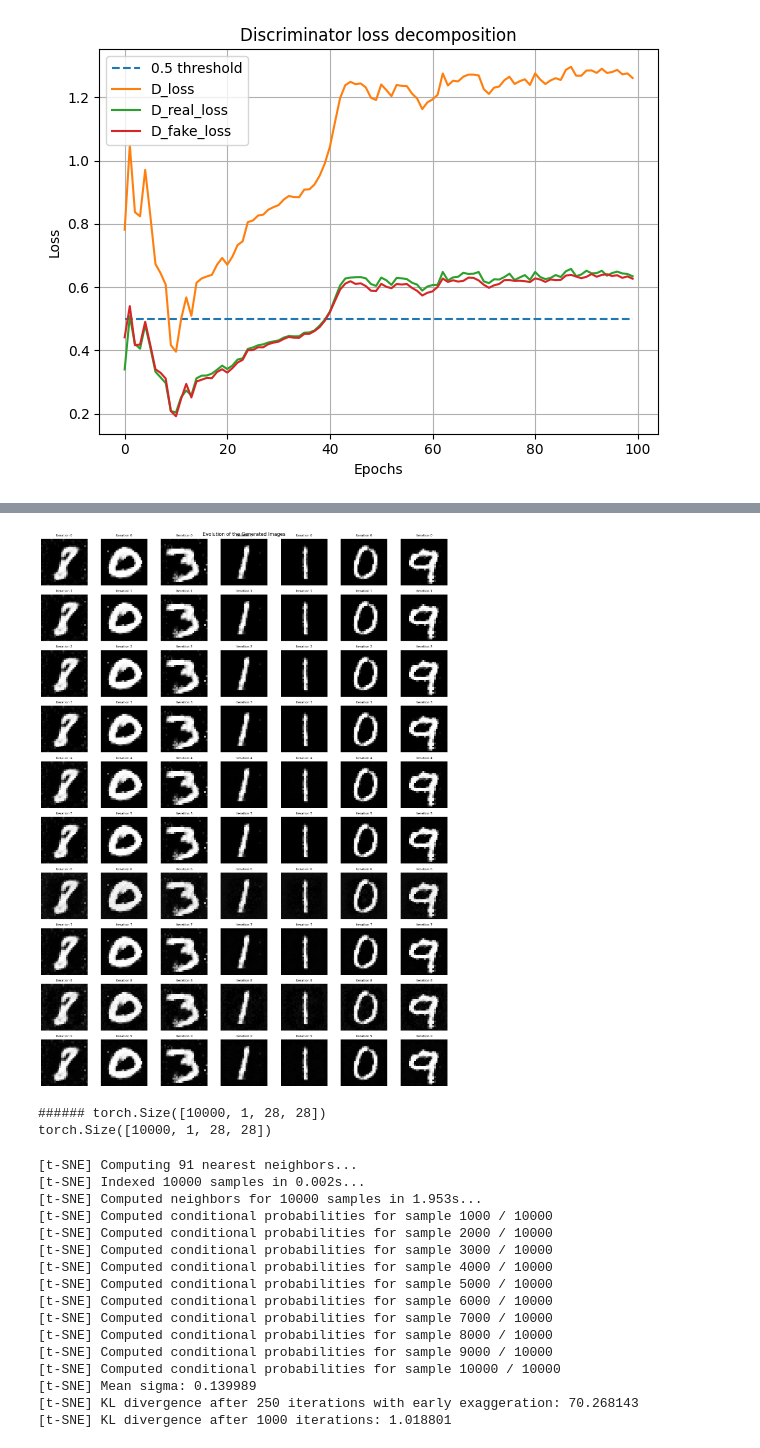
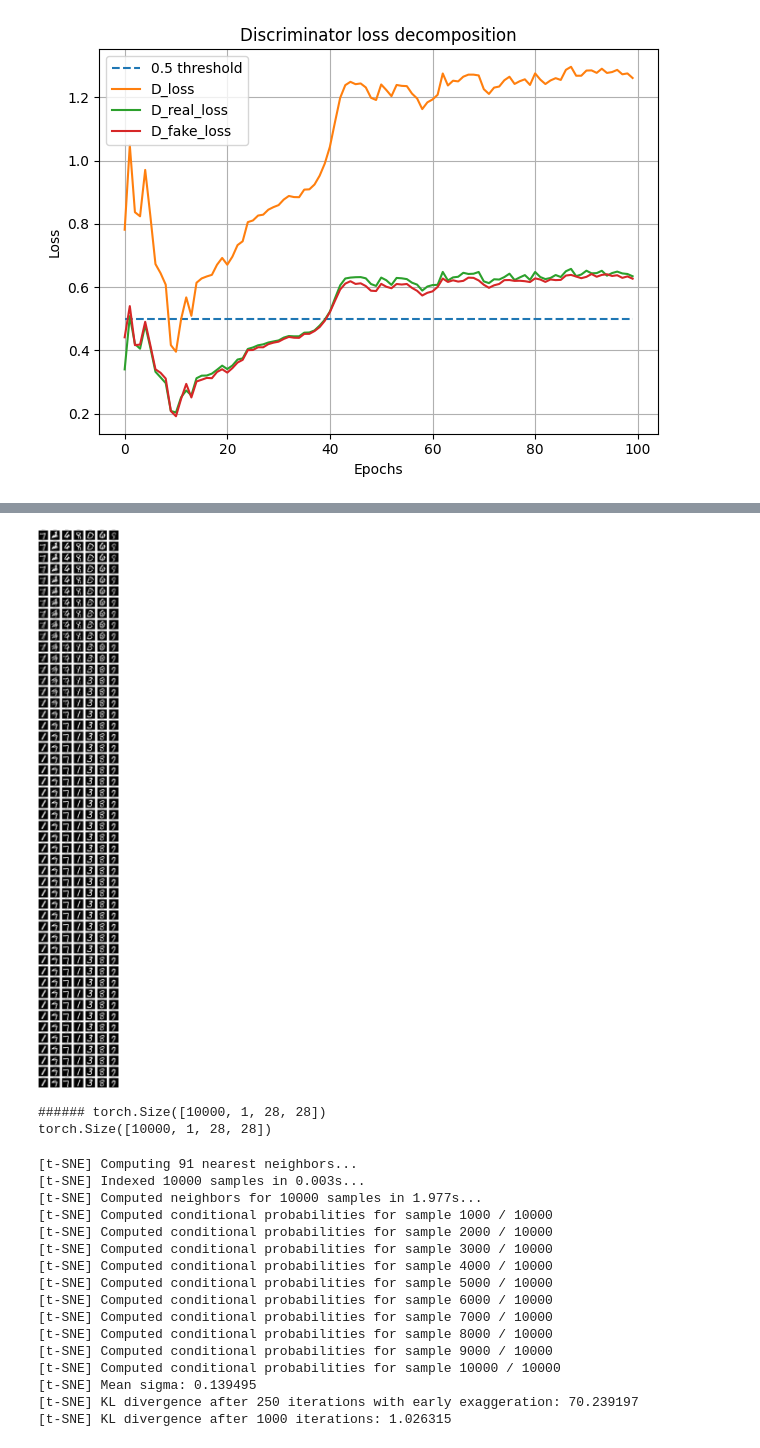
Before and after one commit to metlouf/playing_with_gans, a Jupyter notebook: test.ipynb, the cells around one changed output, grey strips where cells are left out. Drawn from its saved outputs; the diff is of its cells as text; code cells hidden in the pictures.

```diff
--- a/test.ipynb
+++ b/test.ipynb
@@ -49,3 +49,18 @@ plt.legend()
 # %% [output]
 <matplotlib.legend.Legend at 0x...>
 [figure]
+# %%
+import json
+
+with open('metrics/spec_log/20241031-104200.json') as f:
+    data = json.load(f)
+
+FID = [data[i][2] for i in range(1, len(data))]
+plt.plot(FID, label = 'FID of the Spectral Normalized GAN')
+plt.plot(28.15 * np.ones(len(FID)), '--', label = 'Final FID of the vanilla GAN')
+plt.grid()
+plt.legend()
+plt.title('FID evolution for Spectral Normalized GAN')
+plt.xlabel('Epochs')
+plt.ylabel('FID')
+plt.tight_layout()
@@ -54,22 +92,22 @@ mnist_dim = 784
 device = torch.device('mps')
 G = Generator(g_output_dim = mnist_dim).to(device)
 G.device = device
-G = load_model(G, 'checkpoints', mode = 'G_b')
+G = load_model(G, 'checkpoints', mode = 'G')
 D = Discriminator(mnist_dim).to(device)
-def load_model(model, folder, mode='G'):
-    ckpt = torch.load(os.path.join(folder, mode + '.pth'), map_location=torch.device(device))
-    # Adjust key names if needed
-    adjusted_ckpt = {}
-    for k, v in ckpt.items():
-        new_key = k
-        # Example: Change key names if they differ
-        if 'weight' in k:
-            new_key = k.replace('weight', 'weight_orig')  # Modify this line as needed
-        adjusted_ckpt[new_key] = v
-    model.load_state_dict(adjusted_ckpt, strict=False)  # Use strict=False to ignore unexpected keys
-    return model
+# def load_model(model, folder, mode='G'):
+#     ckpt = torch.load(os.path.join(folder, mode + '.pth'), map_location=torch.device(device))
+#     # Adjust key names if needed
+#     adjusted_ckpt = {}
+#     for k, v in ckpt.items():
+#         new_key = k
+#         # Example: Change key names if they differ
+#         if 'weight' in k:
+#             new_key = k.replace('weight', 'weight_orig')  # Modify this line as needed
+#         adjusted_ckpt[new_key] = v
+#     model.load_state_dict(adjusted_ckpt, strict=False)  # Use strict=False to ignore unexpected keys
+#     return model
 
-D = load_model(D, 'checkpoints', mode = 'D_b')
+D = load_model(D, 'checkpoints', mode = 'D')
 D.device = device
 
 G = G.to(device)
@@ -113,21 +151,21 @@ tsne_pipeline(new_X,y, f"MNIST Original Dataset -  VGG 5 (fine-tuned) Space",con
 # %%
 ### For OT with SGD method
-img = make_image(G = G, D= D, batchsize = n_samples, N_update=10, ot=True, k=1, lr=0.1, optmode='adam', show=True)
+img = make_image(G = G, D= D, batchsize = n_samples, N_update= 100 , ot=True, k=1, lr= 0.1, optmode='adam', show=True, space='target')
 os.makedirs("samples/fake_samples", exist_ok=True)
 for k in range(img.shape[0]):
     torchvision.utils.save_image(img[k, :, :], os.path.join('samples/fake_samples', f'{k}.png'))
 X = load_bw_images("samples/fake_samples")
 print(X.shape)
 y,confidence = labelize(X)
 new_X = vgg5_encoding(X)
 tsne_pipeline(new_X,y, f"MNIST Fake Dataset -  VGG 5 (fine-tuned) Space",confidence)
 # %% [output]
-[figure, old version]
+[figure, new version]
 ###### torch.Size([10000, 1, 28, 28])
 torch.Size([10000, 1, 28, 28])
 [t-SNE] Computing 91 nearest neighbors...
-[t-SNE] Indexed 10000 samples in 0.002s...
-[t-SNE] Computed neighbors for 10000 samples in 1.953s...
+[t-SNE] Indexed 10000 samples in 0.003s...
+[t-SNE] Computed neighbors for 10000 samples in 1.977s...
 [t-SNE] Computed conditional probabilities for sample 1000 / 10000
 [t-SNE] Computed conditional probabilities for sample 2000 / 10000
 [t-SNE] Computed conditional probabilities for sample 3000 / 10000
@@ -138,6 +176,6 @@ torch.Size([10000, 1, 28, 28])
 [t-SNE] Computed conditional probabilities for sample 8000 / 10000
 [t-SNE] Computed conditional probabilities for sample 9000 / 10000
 [t-SNE] Computed conditional probabilities for sample 10000 / 10000
-[t-SNE] Mean sigma: 0.139989
-[t-SNE] KL divergence after 250 iterations with early exaggeration: 70.268143
-[t-SNE] KL divergence after 1000 iterations: 1.018801
+[t-SNE] Mean sigma: 0.139495
+[t-SNE] KL divergence after 250 iterations with early exaggeration: 70.239197
+[t-SNE] KL divergence after 1000 iterations: 1.026315
```
Also changed, not shown: parts of 7 cells of this notebook, 2 other files.
